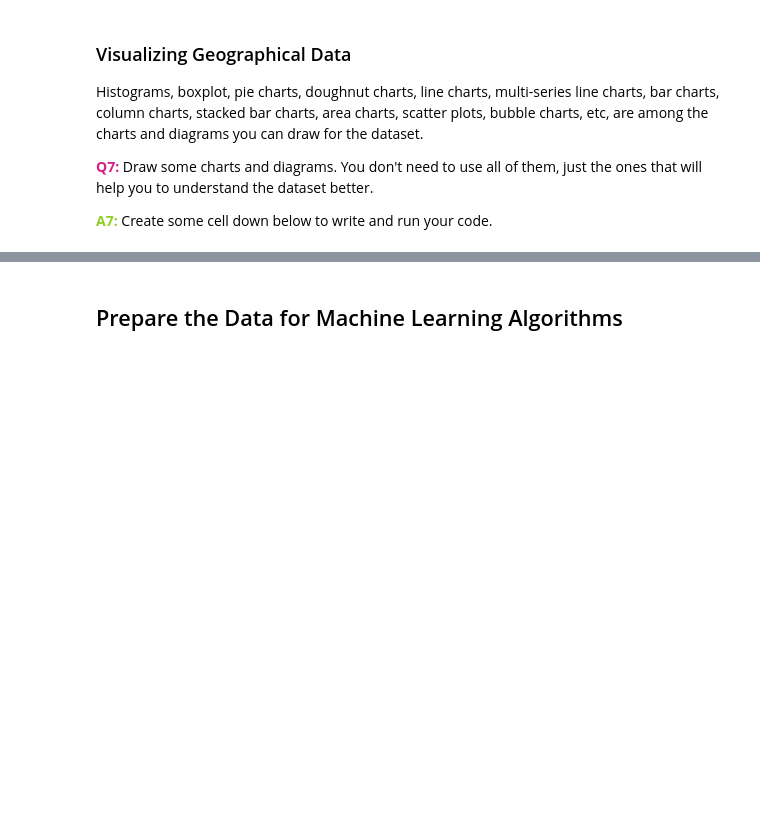
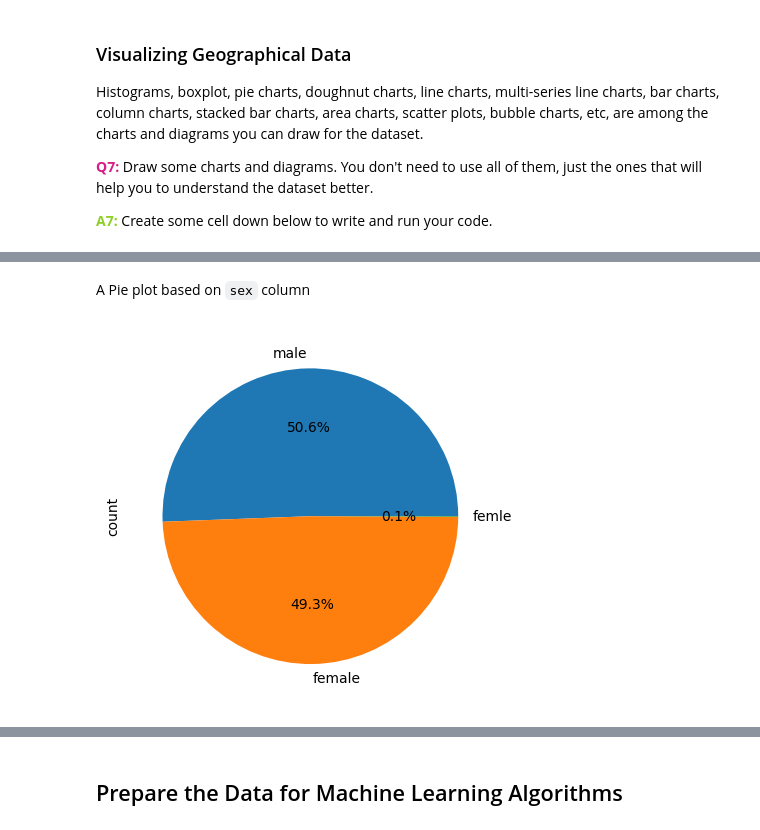
Before and after one commit to alizahedzadeh/Machine-Learning-Course, a Jupyter notebook: Homeworks/HW01/Machine_Learning_HW01.ipynb, the cells around one changed output, grey strips where cells are left out. Drawn from its saved outputs; the diff is of its cells as text; code cells hidden in the pictures; blank space fills up the shorter version.

````diff
--- a/Homeworks/HW01/Machine_Learning_HW01.ipynb
+++ b/Homeworks/HW01/Machine_Learning_HW01.ipynb
@@ -149,0 +408,8 @@ Feature engineering involves creating new features by transforming, combining, o
+# %% [markdown]
+A Pie plot based on ```sex``` column
+# %%
+data = df['sex'].value_counts()
+data.plot.pie(autopct='%1.1f%%')
+plt.show()
+# %% [output]
+[figure, added]
````
Also changed, not shown: parts of 176 cells of this notebook.
